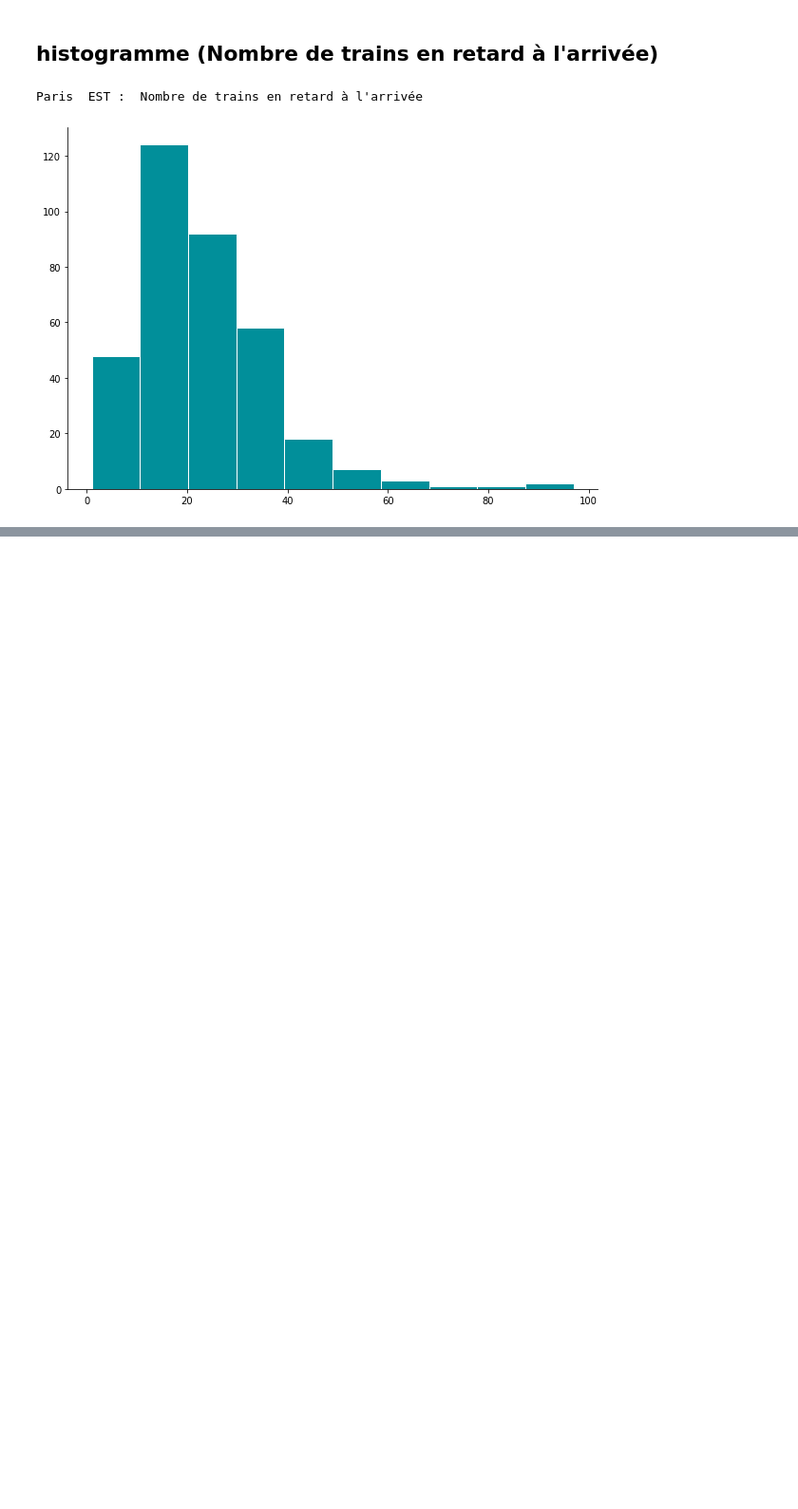
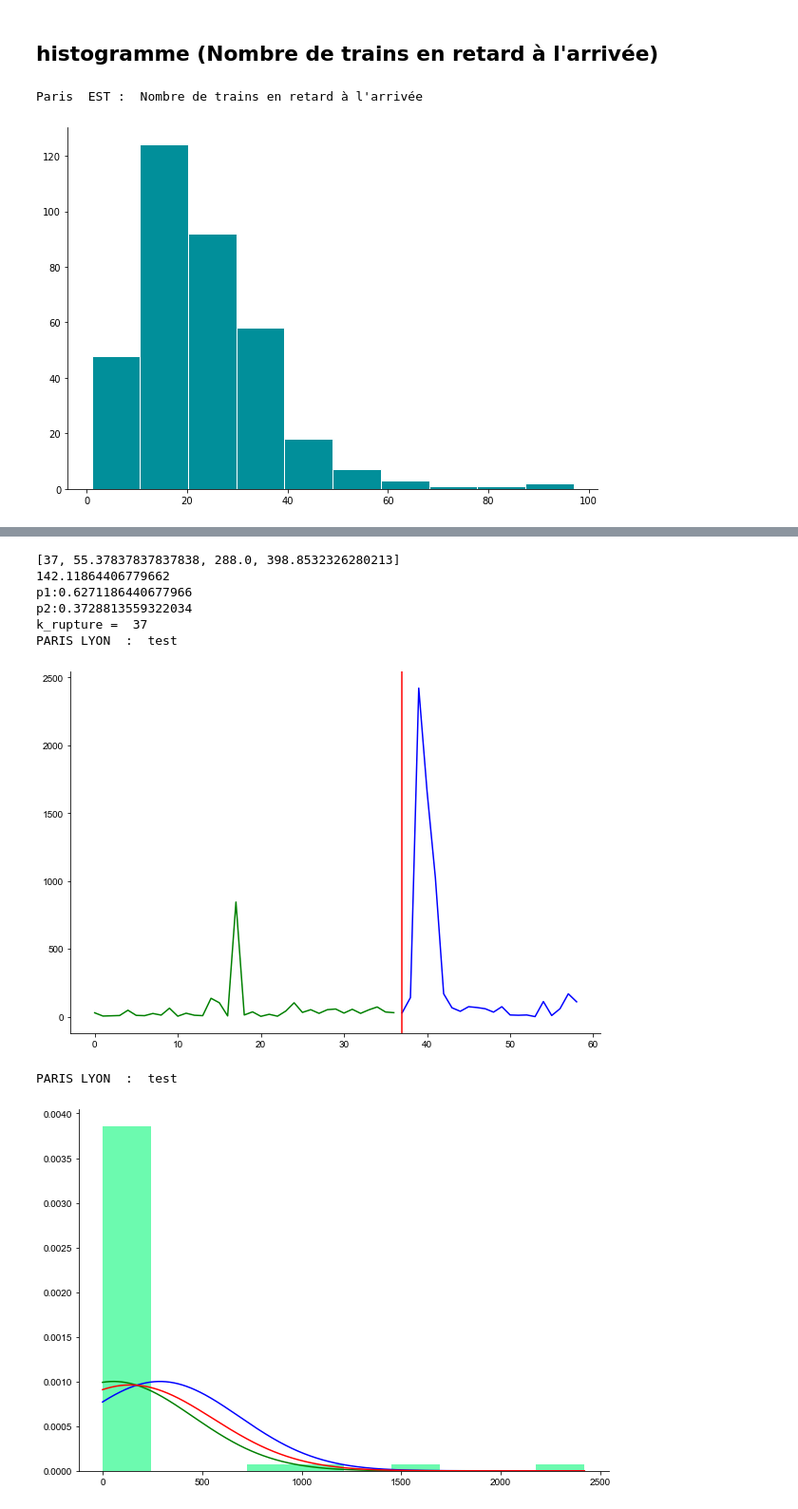
Before and after one commit to Paulthibaud/change-Point-model, a Jupyter notebook: SNCF_TGV-Copy1.ipynb, the cells around one changed output, grey strips where cells are left out. Shown at 95% size. Cells and saved outputs as stored; diff of their text form; code cells hidden in the pictures; blank space fills up the shorter version.

```diff
--- a/SNCF_TGV-Copy1.ipynb
+++ b/SNCF_TGV-Copy1.ipynb
@@ -424,0 +415,19 @@ PARIS EST  :  Nombre de trains annulés
+# %%
+df=df[df['Gare de départ']=='PARIS LYON']
+df=df.sort_values(by=[df.columns[0],df.columns[1]])
+df=df[['Année','Mois','Gare de départ','Nombre de circulations prévues','Nombre de trains annulés']]
+dd = df.groupby(['Année','Mois'])['Nombre de trains annulés'].sum().to_numpy()
+
+test=pandas.DataFrame(dd,columns=['test'])
+test.head()
+Etat(test,'PARIS LYON','test')
+# %% [output]
+[37, 55.37837837837838, 288.0, 398.8532326280213]
+142.11864406779662
+p1:0.6271186440677966
+p2:0.3728813559322034
+k_rupture =  37
+PARIS LYON  :  test
+[figure, added]
+PARIS LYON  :  test
+[figure, added]
```
Also changed, not shown: parts of 6 cells of this notebook, 2 other files.
